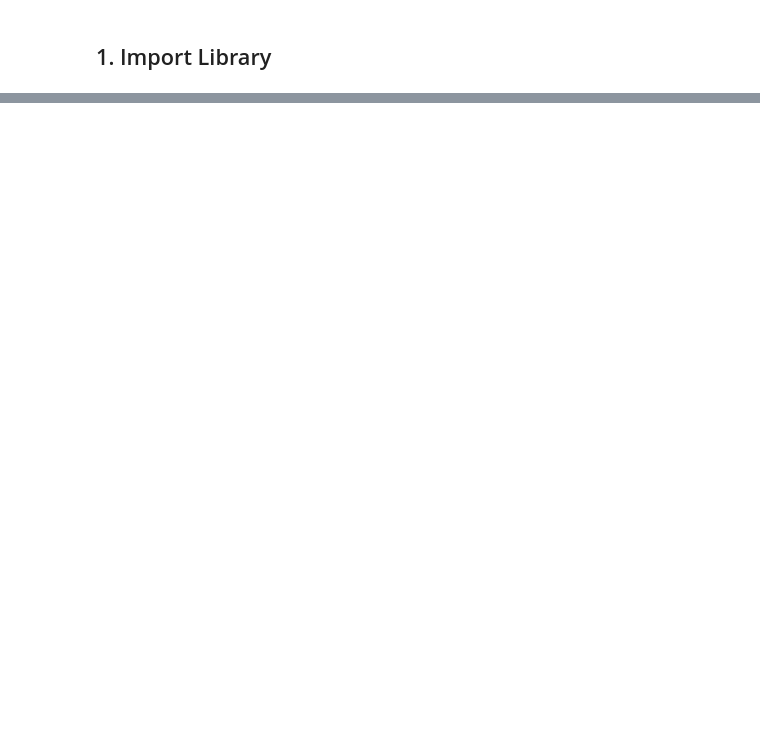
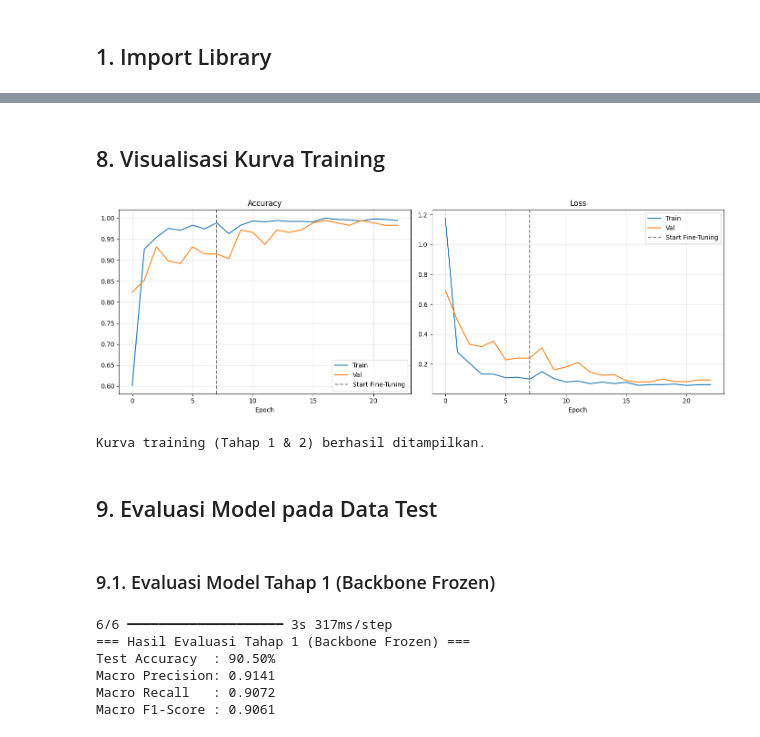
Before and after one commit to vikaandinii/pembaca-nominal-uang-rupiah, a Jupyter notebook: notebooks/mobilenetv2_training.ipynb, the cells around one changed output, grey strips where cells are left out. Drawn from its saved outputs; the diff is of its cells as text; code cells hidden in the pictures; blank space fills up the shorter version.

```diff
--- a/notebooks/mobilenetv2_training.ipynb
+++ b/notebooks/mobilenetv2_training.ipynb
@@ -273,0 +323,18 @@ print('Model final siap dipakai API:', api_model_path)
+# %%
+callbacks_stage2 = [
+    EarlyStopping(monitor='val_accuracy', patience=6, restore_best_weights=True, verbose=1),
+    ModelCheckpoint(FINETUNE_SAVE_PATH, monitor='val_accuracy', save_best_only=True, verbose=1),
+    ReduceLROnPlateau(monitor='val_loss', factor=0.5, patience=2, min_lr=1e-7, verbose=1)
+]
+
+print('Memulai Training Tahap 2: Fine-Tuning (dengan Class Weights)...')
+history_stage2 = model.fit(
+    train_generator,
+    epochs=EPOCHS_FINETUNE,
+    validation_data=val_generator,
+    callbacks=callbacks_stage2,
+    class_weight=class_weights,
+    verbose=1
+)
+print('Training Tahap 2 selesai.')
+print('Checkpoint model Tahap 2 tersimpan di:', FINETUNE_SAVE_PATH)
@@ -273,0 +359,62 @@ print('Model final siap dipakai API:', api_model_path)
+# %% [markdown]
+## 8. Visualisasi Kurva Training
+# %%
+fig, axes = plt.subplots(1, 2, figsize=(14, 5))
+
+acc = history_stage1.history['accuracy'] + history_stage2.history['accuracy']
+val_acc = history_stage1.history['val_accuracy'] + history_stage2.history['val_accuracy']
+loss = history_stage1.history['loss'] + history_stage2.history['loss']
+val_loss = history_stage1.history['val_loss'] + history_stage2.history['val_loss']
+split_epoch = len(history_stage1.history['accuracy'])
+
+# Plot Akurasi
+axes[0].plot(acc, label='Train')
+axes[0].plot(val_acc, label='Val')
+axes[0].axvline(split_epoch - 1, color='gray', linestyle='--', label='Start Fine-Tuning')
+axes[0].set_title('Accuracy')
+axes[0].set_xlabel('Epoch')
+axes[0].legend()
+axes[0].grid(True, alpha=0.3)
+
+# Plot Loss
+axes[1].plot(loss, label='Train')
+axes[1].plot(val_loss, label='Val')
+axes[1].axvline(split_epoch - 1, color='gray', linestyle='--', label='Start Fine-Tuning')
+axes[1].set_title('Loss')
+axes[1].set_xlabel('Epoch')
+axes[1].legend()
+axes[1].grid(True, alpha=0.3)
+
+plt.tight_layout()
+plt.show()
+print('Kurva training (Tahap 1 & 2) berhasil ditampilkan.')
+# %% [output]
+[figure, added]
+Kurva training (Tahap 1 & 2) berhasil ditampilkan.
+# %% [markdown]
+## 9. Evaluasi Model pada Data Test
+# %% [markdown]
+### 9.1. Evaluasi Model Tahap 1 (Backbone Frozen)
+# %%
+# Memuat model checkpoint terbaik Tahap 1
+model_frozen = tf.keras.models.load_model(MODEL_SAVE_PATH)
+test_generator.reset()
+probs_frozen = model_frozen.predict(test_generator, verbose=1)
+pred_frozen  = np.argmax(probs_frozen, axis=1)
+y_true       = test_generator.classes
+
+acc_t1 = accuracy_score(y_true, pred_frozen)
+p_t1, r_t1, f1_t1, _ = precision_recall_fscore_support(y_true, pred_frozen, average='macro')
+
+print('=== Hasil Evaluasi Tahap 1 (Backbone Frozen) ===')
+print(f'Test Accuracy  : {acc_t1*100:.2f}%')
+print(f'Macro Precision: {p_t1:.4f}')
+print(f'Macro Recall   : {r_t1:.4f}')
+print(f'Macro F1-Score : {f1_t1:.4f}')
+# %% [output]
+6/6 ━━━━━━━━━━━━━━━━━━━━ 3s 317ms/step
+=== Hasil Evaluasi Tahap 1 (Backbone Frozen) ===
+Test Accuracy  : 90.50%
+Macro Precision: 0.9141
+Macro Recall   : 0.9072
+Macro F1-Score : 0.9061
```
Also changed, not shown: parts of 59 cells of this notebook, 1 other file.
